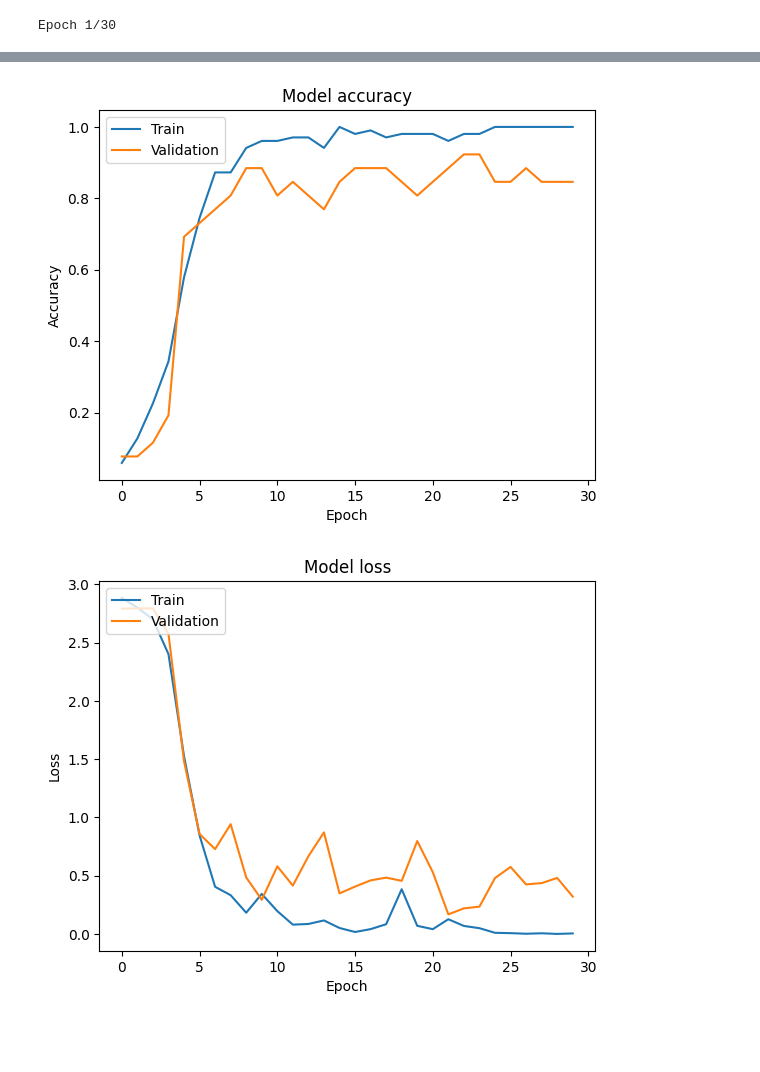
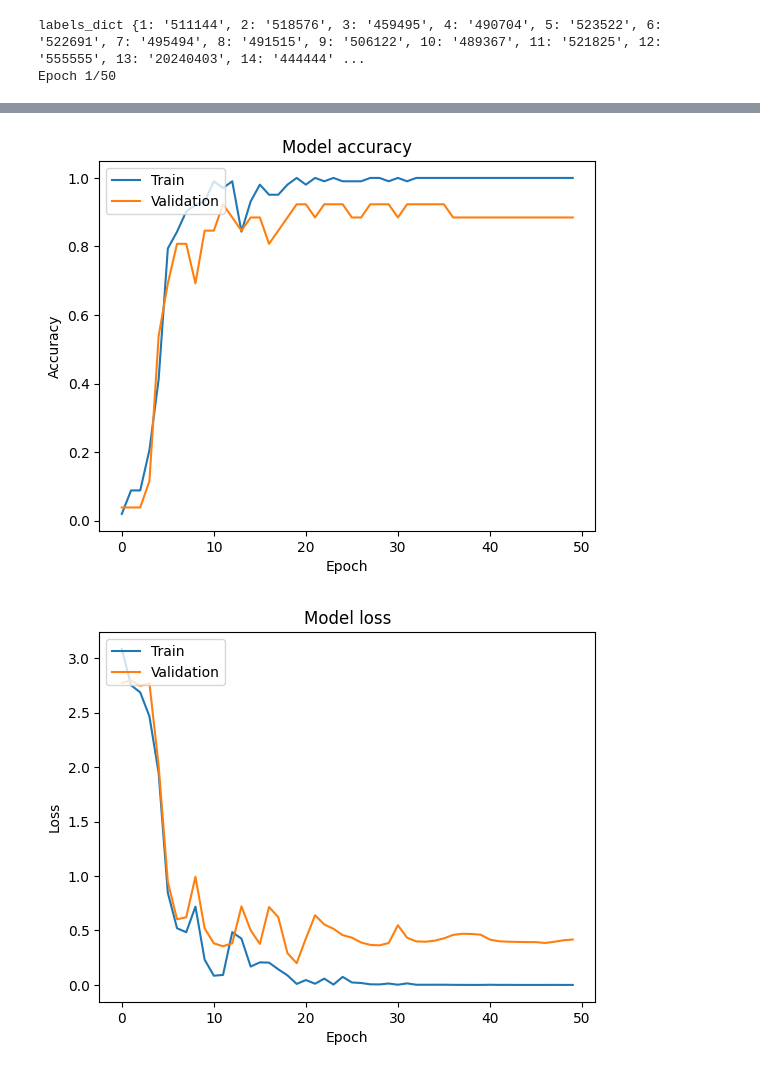
Before and after one commit to SimranbirKaur-000490704/Face-Recognition-Based-Attendance-System, a Jupyter notebook: experimented_models/CNN_Model.ipynb, the cells around one changed output, grey strips where cells are left out. Saved outputs shown, nothing was run; the diff lists cells and outputs as text; code cells hidden in the pictures; blank space fills up the shorter version.

```diff
--- a/experimented_models/CNN_Model.ipynb
+++ b/experimented_models/CNN_Model.ipynb
@@ -9,5 +1,4 @@ from sklearn.metrics import confusion_matrix, classification_report
 # %%
-import joblib
 import numpy as np
 import os
 import cv2
@@ -20,6 +11,8 @@ from keras.layers import Conv2D, MaxPooling2D, Flatten, Dense, Dropout
 from sklearn.metrics import accuracy_score, classification_report, confusion_matrix
 import matplotlib.pyplot as plt
 import seaborn as sns
+from sklearn.metrics import mean_squared_error, mean_absolute_error, r2_score
+
 
 os.environ["TF_ENABLE_ONEDNN_OPTS"] = "0"
 
@@ -49,6 +42,7 @@ class FaceRecognitionCNN:
             self.labels_dict[label] = os.path.basename(root)
             label += 1
         self.labels_dict.pop(0, None)
+        print("labels_dict",self.labels_dict)
         return images, labels
 
     def _preprocess_data(self, images, labels):
@@ -77,7 +71,31 @@ class FaceRecognitionCNN:
         ])
         self.model.compile(optimizer='adam', loss='categorical_crossentropy', metrics=['accuracy'])
 
-    def train(self, test_size=0.2, epochs=30, batch_size=10):
+    """def build_model(self):
+        self.model = Sequential([
+            tf.keras.layers.RandomFlip("horizontal"),
+            tf.keras.layers.RandomRotation(0.1),
+            tf.keras.layers.RandomZoom(0.1),
+            tf.keras.layers.Rescaling(1./255), # Normalizaing pixel values
+            Conv2D(32, (3, 3), activation='relu', input_shape=(250, 250, 3)),
+            MaxPooling2D((2, 2)),
+            Conv2D(64, (3, 3), activation='relu'),
+            MaxPooling2D((2, 2)),
+            Conv2D(64, (2, 2), activation='relu'),
+            MaxPooling2D((2, 2)),
+            Conv2D(128, (3, 3), activation='relu'),
+            MaxPooling2D((2, 2)),
+            Flatten(),
+            Dense(256, activation='relu'),
+            Dropout(0.2),
+            Dense(self.num_classes, activation='softmax')
+        ])
+        self.model.compile(optimizer='adam', loss='categorical_crossentropy', metrics=['accuracy'])"""
+
+    def train(self, test_size=0.2, epochs=50, batch_size=10):
+
+        print("Training faces. It will take a few seconds. Please wait ...")
+
         images, labels = self._load_images_and_labels()
         self.X_train, self.X_test, self.y_train, self.y_test = train_test_split(
             images, labels, test_size=test_size, random_state=42, stratify=labels)
@@ -107,13 +125,26 @@ class FaceRecognitionCNN:
         plt.legend(['Train', 'Validation'], loc='upper left')
         plt.show()
 
+
     def test_model(self):
+        y_pred_prob = model.predict(self.X_test)
+        y_pred = np.argmax(y_pred_prob, axis=1)
         y_true = np.argmax(self.y_test, axis=1)
-        y_pred_prob = self.model.predict(self.X_test)
-        y_pred = np.argmax(y_pred_prob, axis=1)
+        confidence_scores = np.max(y_pred_prob, axis=1)
+        print.info("Confidence Scores: %s", confidence_scores)
         accuracy = accuracy_score(y_true, y_pred)
-        print("Accuracy:", accuracy)
-        self.plot_confusion_matrix(y_true, y_pred)
+        print.info("Test Accuracy: %s", accuracy)
+        mse = mean_squared_error(y_true, y_pred)
+        rmse = np.sqrt(mse)
+        mae = mean_absolute_error(y_true, y_pred)
+        r2 = r2_score(y_true, y_pred)
+
+        print(f"Mean Squared Error (MSE): {mse:.4f}")
+        print(f"Root Mean Squared Error (RMSE): {rmse:.4f}")
+        print(f"Mean Absolute Error (MAE): {mae:.4f}")
+        print(f"R^2 Score: {r2:.4f}")
+        print("=" * 50)
+
         print("Classification Report:")
         print(classification_report(y_true, y_pred, target_names=self.labels_dict.values()))
 
@@ -131,4 +162,5 @@ model = FaceRecognitionCNN(images_folder='/Users/simranbirkaur/Desktop/capstone_
 history = model.train()
 model.test_model()
 # %% [output]
-Epoch 1/30
+labels_dict {1: '511144', 2: '518576', 3: '459495', 4: '490704', 5: '523522', 6: '522691', 7: '495494', 8: '491515', 9: '506122', 10: '489367', 11: '521825', 12: '555555', 13: '20240403', 14: '444444' ...
+Epoch 1/50
@@ -152,2 +184,2 @@ Epoch 30/30
-[figure, old version]
+[figure, new version]
-[figure, old version]
+[figure, new version]
```
Also changed, not shown: parts of 2 cells of this notebook, 12 other files.
